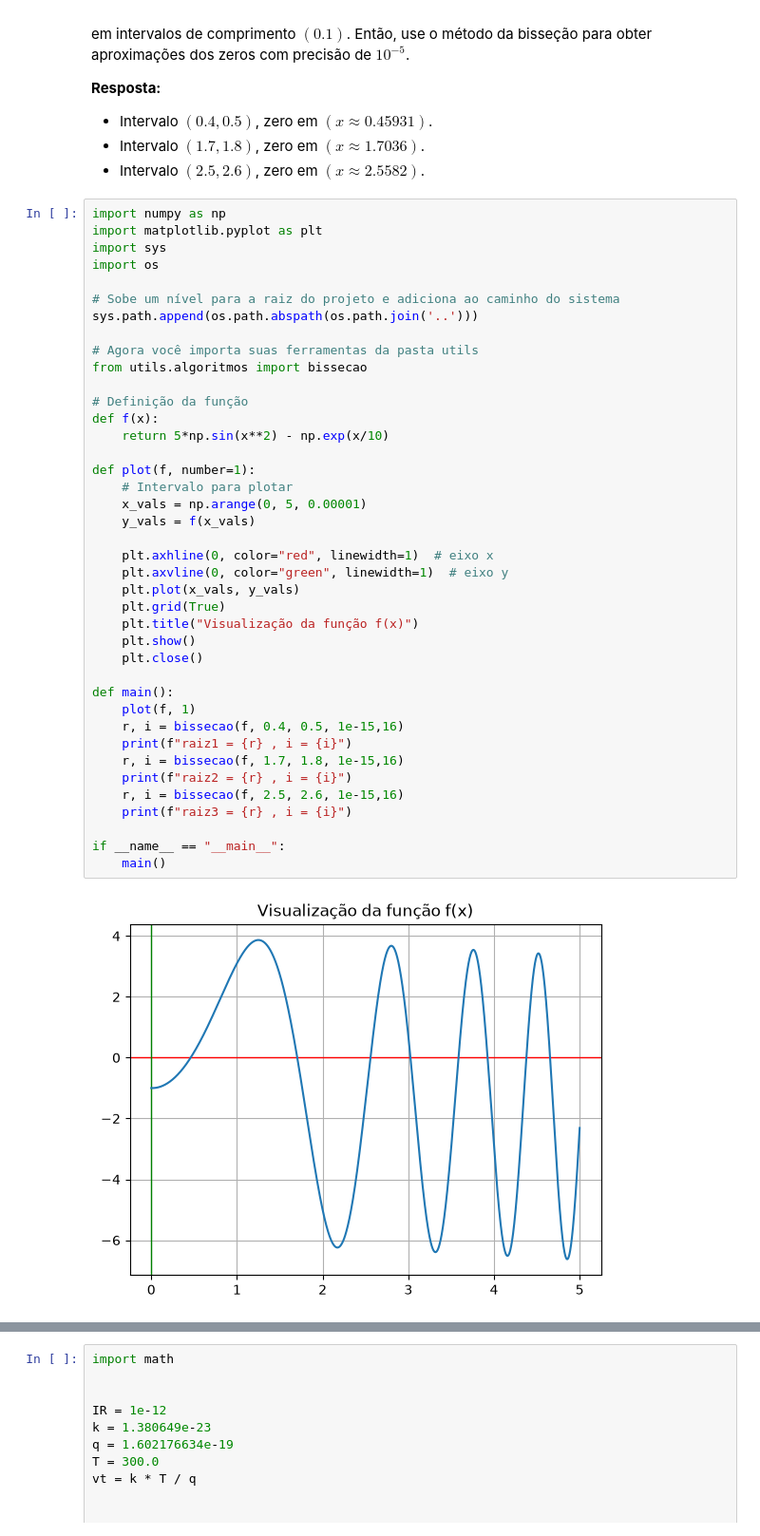
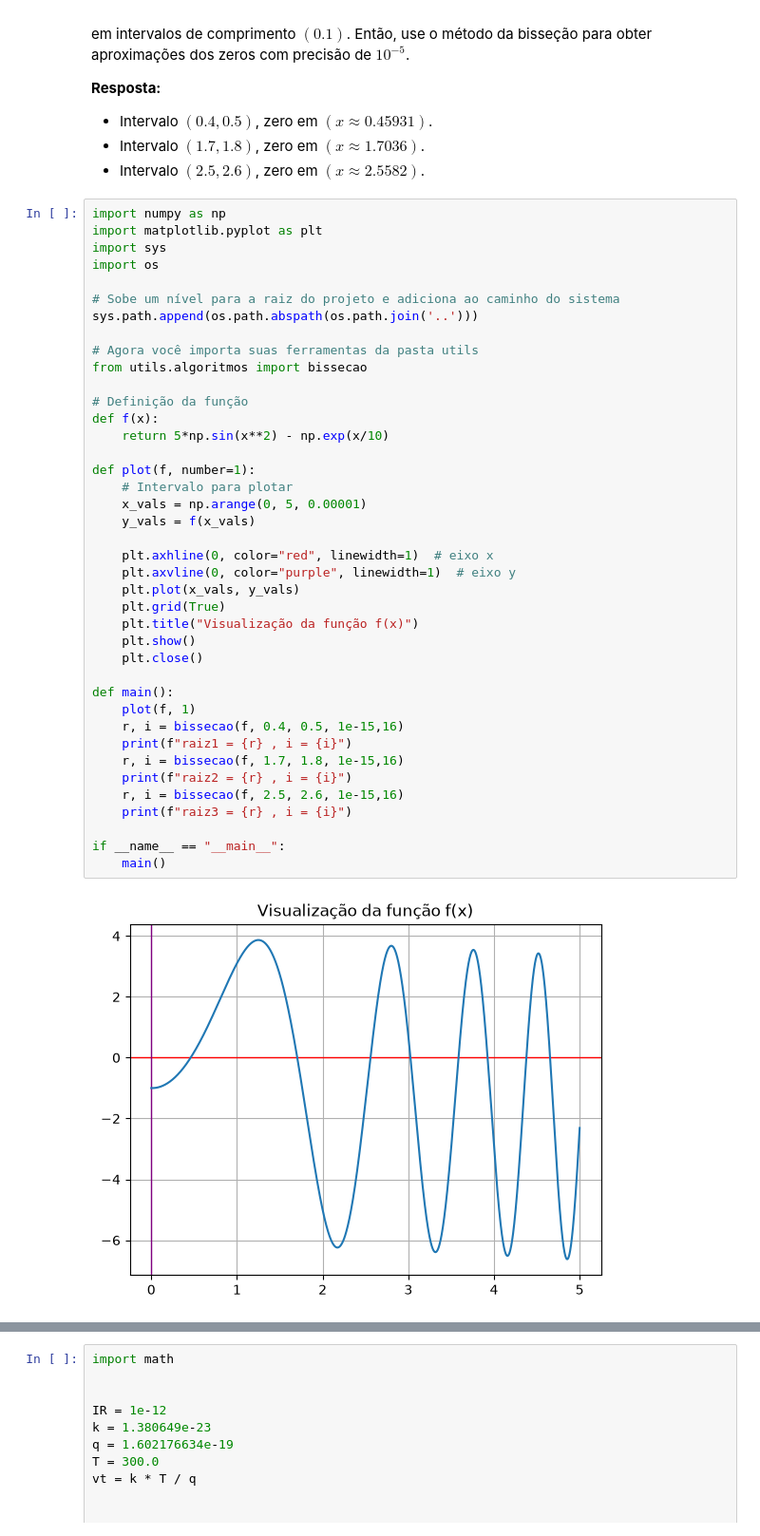
Before and after one commit to lucastoledorocha/Cnum, a Jupyter notebook: Notebooks/semana4.ipynb, the cells around one changed output, grey strips where cells are left out. Shown at 95% size. Saved outputs shown, nothing was run; the diff lists cells and outputs as text.

```diff
--- a/Notebooks/semana4.ipynb
+++ b/Notebooks/semana4.ipynb
@@ -197,35 +197,35 @@ sys.path.append(os.path.abspath(os.path.join('..')))
 from utils.algoritmos import bissecao
 
 # Definição da função
 def f(x):
     return 5*np.sin(x**2) - np.exp(x/10)
 
 def plot(f, number=1):
     # Intervalo para plotar
     x_vals = np.arange(0, 5, 0.00001)
     y_vals = f(x_vals)
 
     plt.axhline(0, color="red", linewidth=1)  # eixo x
-    plt.axvline(0, color="green", linewidth=1)  # eixo y
+    plt.axvline(0, color="purple", linewidth=1)  # eixo y
     plt.plot(x_vals, y_vals)
     plt.grid(True)
     plt.title("Visualização da função f(x)")
     plt.show()
     plt.close()
 
 def main():
     plot(f, 1)
     r, i = bissecao(f, 0.4, 0.5, 1e-15,16)
     print(f"raiz1 = {r} , i = {i}")
     r, i = bissecao(f, 1.7, 1.8, 1e-15,16)
     print(f"raiz2 = {r} , i = {i}")
     r, i = bissecao(f, 2.5, 2.6, 1e-15,16)
     print(f"raiz3 = {r} , i = {i}")
 
 if __name__ == "__main__":
     main()
 # %% [output]
-[figure, old version]
+[figure, new version]
 raiz1 = 0.45930633544921884 , i = 16
 raiz2 = 1.7035751342773438 , i = 16
 raiz3 = 2.558213806152344 , i = 16
```
Also changed, not shown: parts of 1 cell of this notebook.
